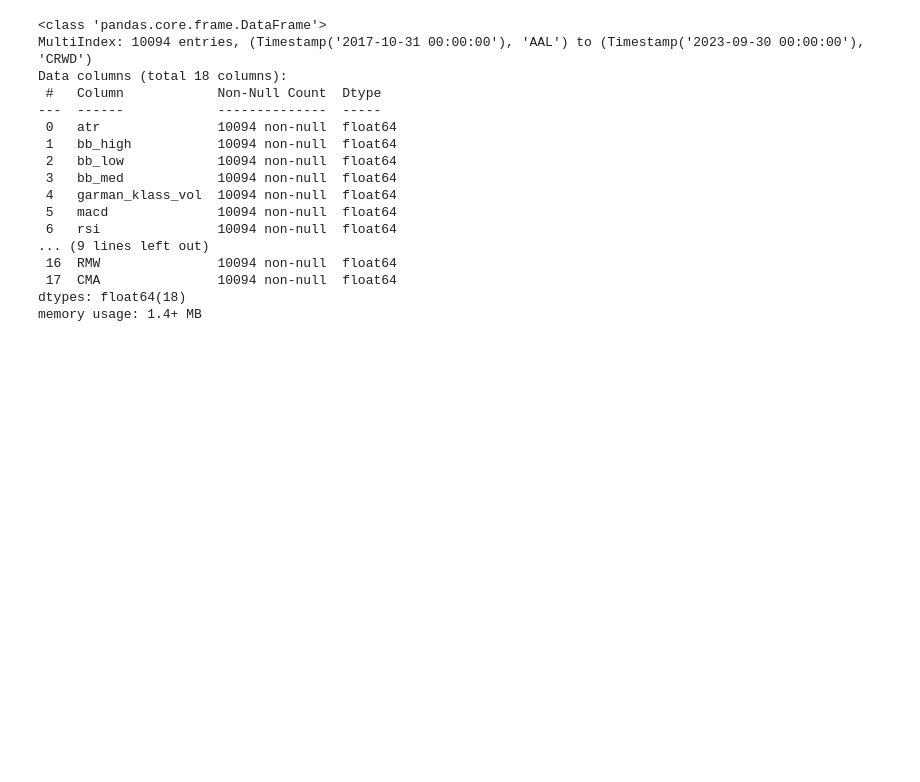
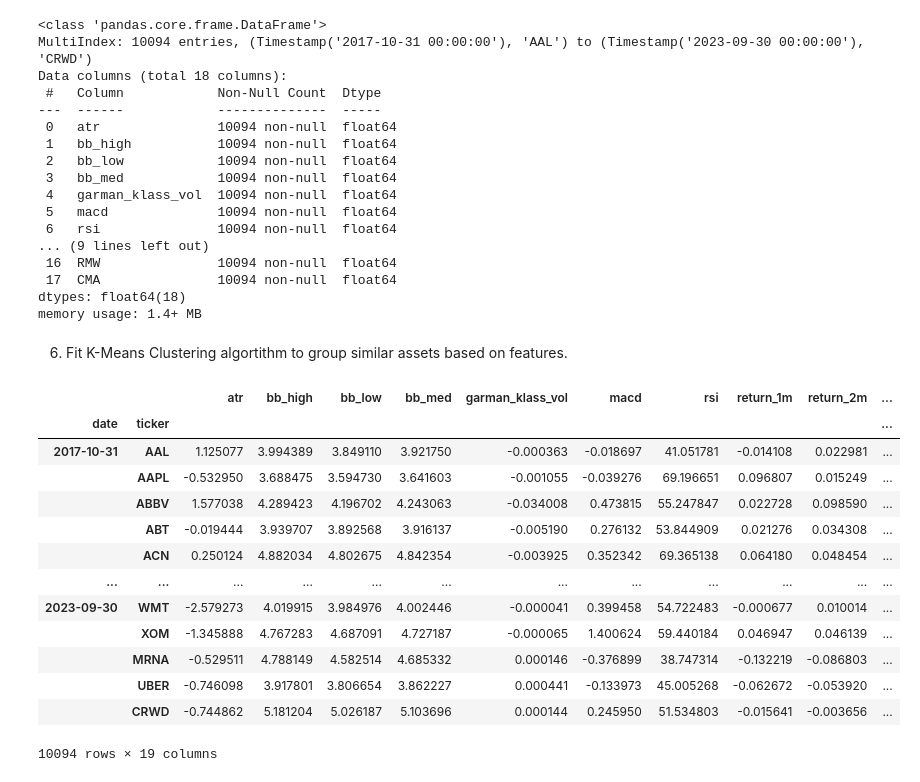
Before and after one commit to kylekmcleod/Algoirthmic-Trading-Learning, a Jupyter notebook: notebooks/Algorithmic Trading.ipynb, the cells around one changed output. Saved outputs shown, nothing was run; the diff lists cells and outputs as text; code cells hidden in the pictures; blank space fills up the shorter version.

```diff
--- a/notebooks/Algorithmic Trading.ipynb
+++ b/notebooks/Algorithmic Trading.ipynb
@@ -312,3 +312,30 @@ Data columns (total 18 columns):
  17  CMA               10094 non-null  float64
 dtypes: float64(18)
 memory usage: 1.4+ MB
+# %% [markdown]
+6. Fit K-Means Clustering algortithm to group similar assets based on features.
+# %%
+from sklearn.cluster import KMeans
+def get_clusters(df):
+    df['cluster'] =  KMeans(n_clusters = 4,
+                            random_state = 0,
+                            init = initial_centroids).fit(df).labels_
+    return df
+
+data = data.dropna().groupby('date', group_keys = False).apply(get_clusters)
+data
+# %% [output]
+|  |  | atr | bb_high | bb_low | bb_med | garman_klass_vol | macd | rsi | return_1m | return_2m | ... |
+| date | ticker |  |  |  |  |  |  |  |  |  | ... |
+| 2017-10-31 | AAL | 1.125077 | 3.994389 | 3.849110 | 3.921750 | -0.000363 | -0.018697 | 41.051781 | -0.014108 | 0.022981 | ... |
+|  | AAPL | -0.532950 | 3.688475 | 3.594730 | 3.641603 | -0.001055 | -0.039276 | 69.196651 | 0.096807 | 0.015249 | ... |
+|  | ABBV | 1.577038 | 4.289423 | 4.196702 | 4.243063 | -0.034008 | 0.473815 | 55.247847 | 0.022728 | 0.098590 | ... |
+|  | ABT | -0.019444 | 3.939707 | 3.892568 | 3.916137 | -0.005190 | 0.276132 | 53.844909 | 0.021276 | 0.034308 | ... |
+|  | ACN | 0.250124 | 4.882034 | 4.802675 | 4.842354 | -0.003925 | 0.352342 | 69.365138 | 0.064180 | 0.048454 | ... |
+| ... | ... | ... | ... | ... | ... | ... | ... | ... | ... | ... | ... |
+| 2023-09-30 | WMT | -2.579273 | 4.019915 | 3.984976 | 4.002446 | -0.000041 | 0.399458 | 54.722483 | -0.000677 | 0.010014 | ... |
+|  | XOM | -1.345888 | 4.767283 | 4.687091 | 4.727187 | -0.000065 | 1.400624 | 59.440184 | 0.046947 | 0.046139 | ... |
+|  | MRNA | -0.529511 | 4.788149 | 4.582514 | 4.685332 | 0.000146 | -0.376899 | 38.747314 | -0.132219 | -0.086803 | ... |
+|  | UBER | -0.746098 | 3.917801 | 3.806654 | 3.862227 | 0.000441 | -0.133973 | 45.005268 | -0.062672 | -0.053920 | ... |
+|  | CRWD | -0.744862 | 5.181204 | 5.026187 | 5.103696 | 0.000144 | 0.245950 | 51.534803 | -0.015641 | -0.003656 | ... |
+10094 rows × 19 columns
```
Also changed, not shown: parts of 3 cells of this notebook.
